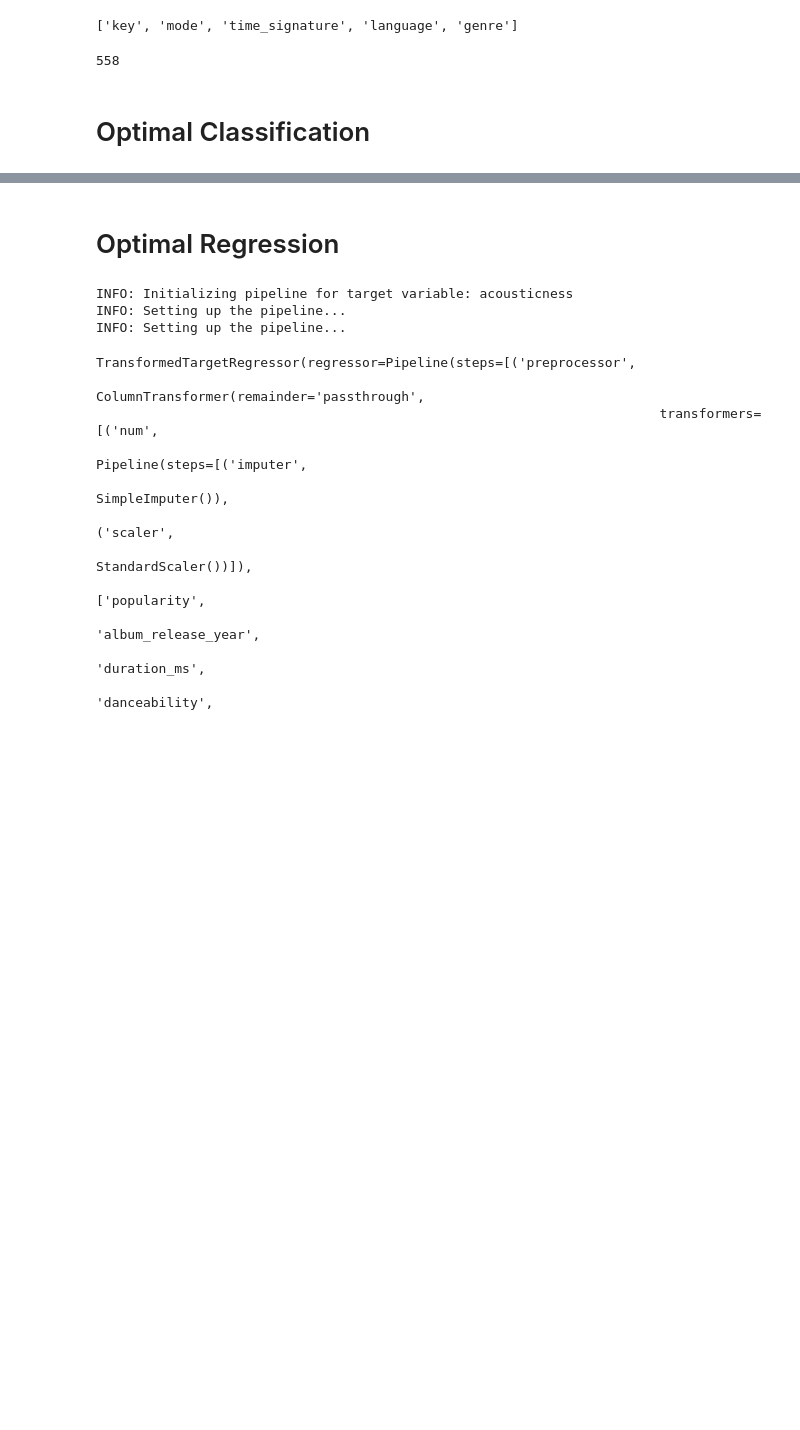
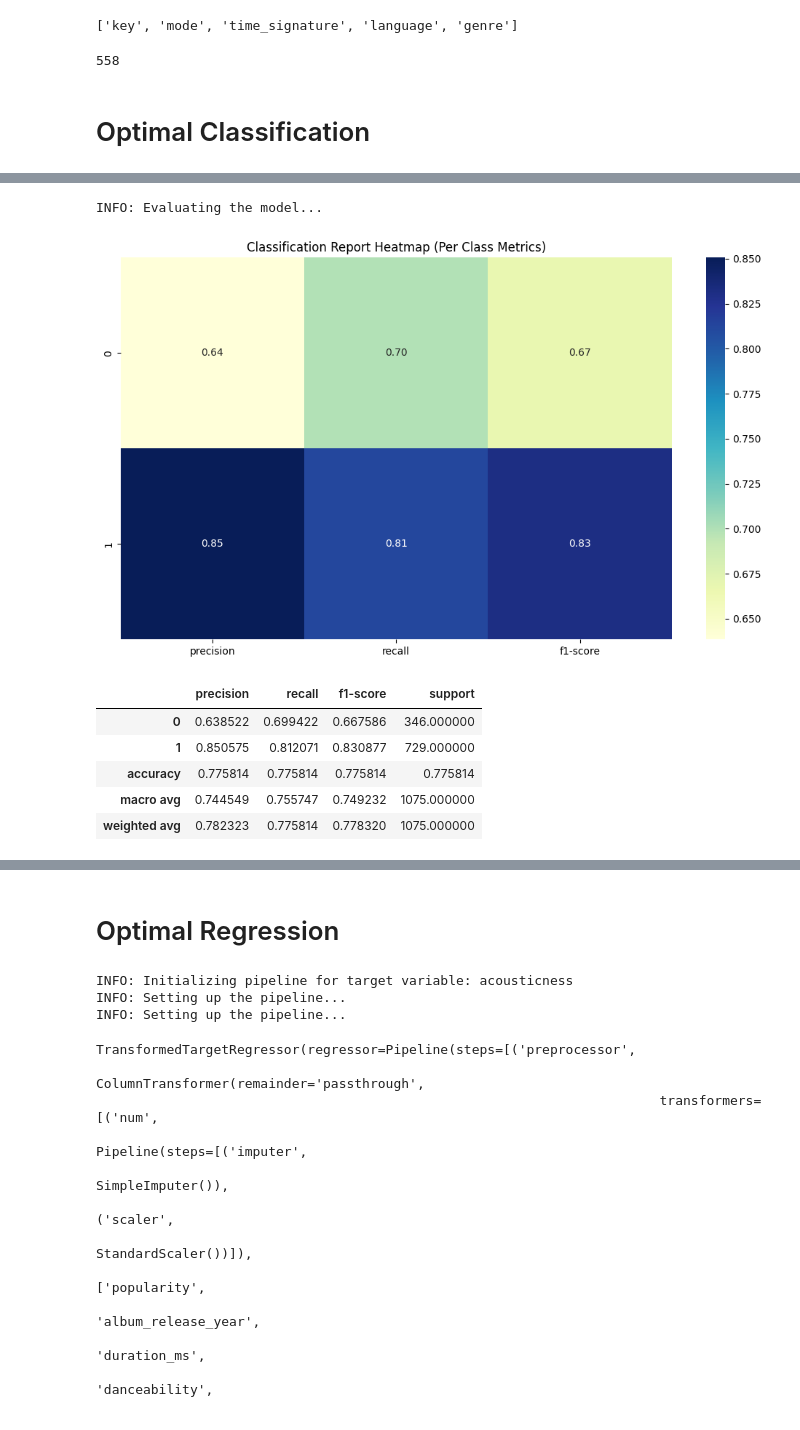
Before and after one commit to KrystianPielat/songs_analysis, a Jupyter notebook: oo.ipynb, the cells around one changed output, grey strips where cells are left out. Drawn from its saved outputs; the diff is of its cells as text; code cells hidden in the pictures; blank space fills up the shorter version.

Commit message:
pipelines cleanup and optimal catboost added

```diff
--- a/oo.ipynb
+++ b/oo.ipynb
@@ -41,11 +51,11 @@ from classes.model_pipeline import OptimalClassificationPipeline
 target = 'mode'
 cat_features = [ f for f in cat_features if f != target ]
 num_features = [ f for f in num_features if f != target ]
-# %%
-df = df.sample(400)
+# %%
+df[cat_features] = df[cat_features].astype('category')
 # %%
-model = OptimalClassificationPipeline(
-    df.dropna(subset=['genre']),
+clf_pipeline = OptimalClassificationPipeline(
+    df.dropna(subset=[target]),
     target_column=target,
     num_features=num_features,
     cat_features=cat_features,
@@ -58,7 +68,7 @@ model = OptimalClassificationPipeline(
     },
     cache_path="catboost_optuna.db"
 )
-model.get_pipeline()
+clf_pipeline.get_pipeline()
 # %% [output]
 INFO: Initializing pipeline for target variable: mode
 INFO: Setting up the pipeline...
@@ -134,0 +93,3 @@ Name: key, dtype: int64
+# %%
+clf_pipeline.split()
+clf_pipeline.train_model()
@@ -134,0 +111,11 @@ Name: key, dtype: int64
+# %%
+clf_pipeline.evaluate_model()
+# %% [output]
+INFO: Evaluating the model...
+[figure, added]
+|  | precision | recall | f1-score | support |
+| 0 | 0.638522 | 0.699422 | 0.667586 | 346.000000 |
+| 1 | 0.850575 | 0.812071 | 0.830877 | 729.000000 |
+| accuracy | 0.775814 | 0.775814 | 0.775814 | 0.775814 |
+| macro avg | 0.744549 | 0.755747 | 0.749232 | 1075.000000 |
+| weighted avg | 0.782323 | 0.775814 | 0.778320 | 1075.000000 |
```
Also changed, not shown: parts of 17 cells of this notebook, 3 other files.
